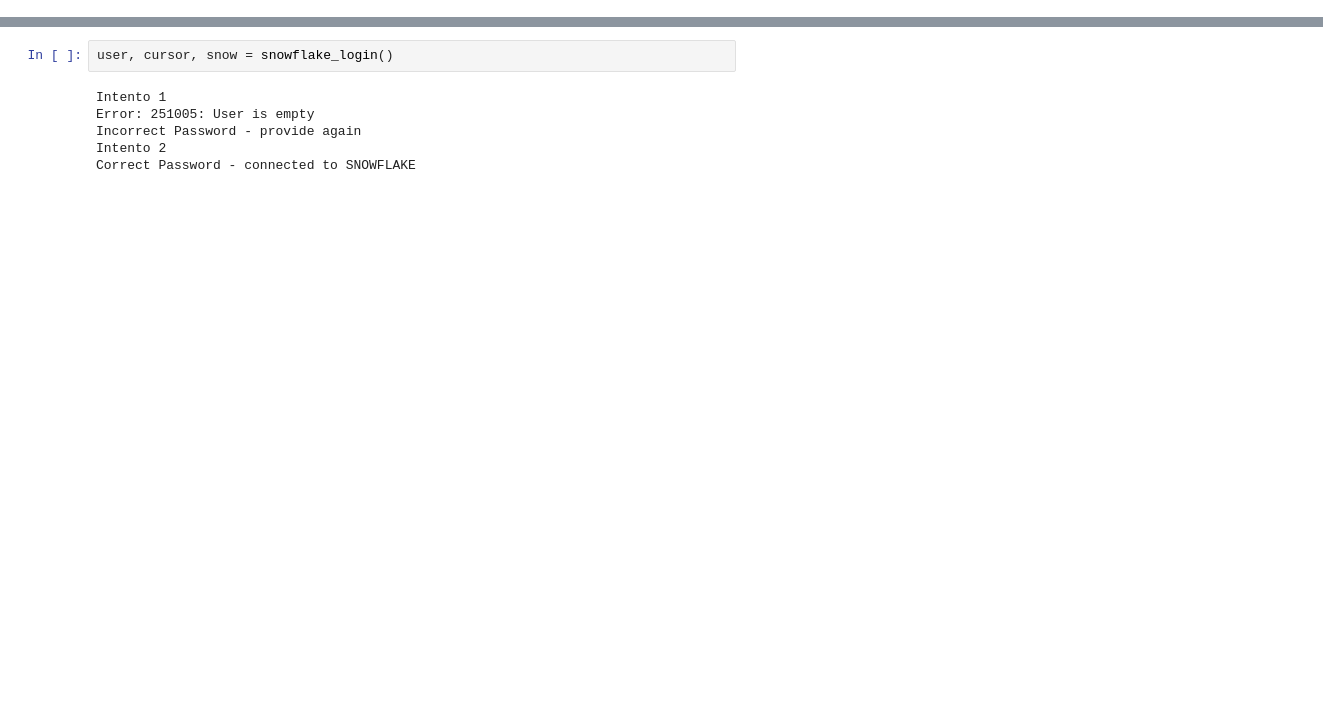
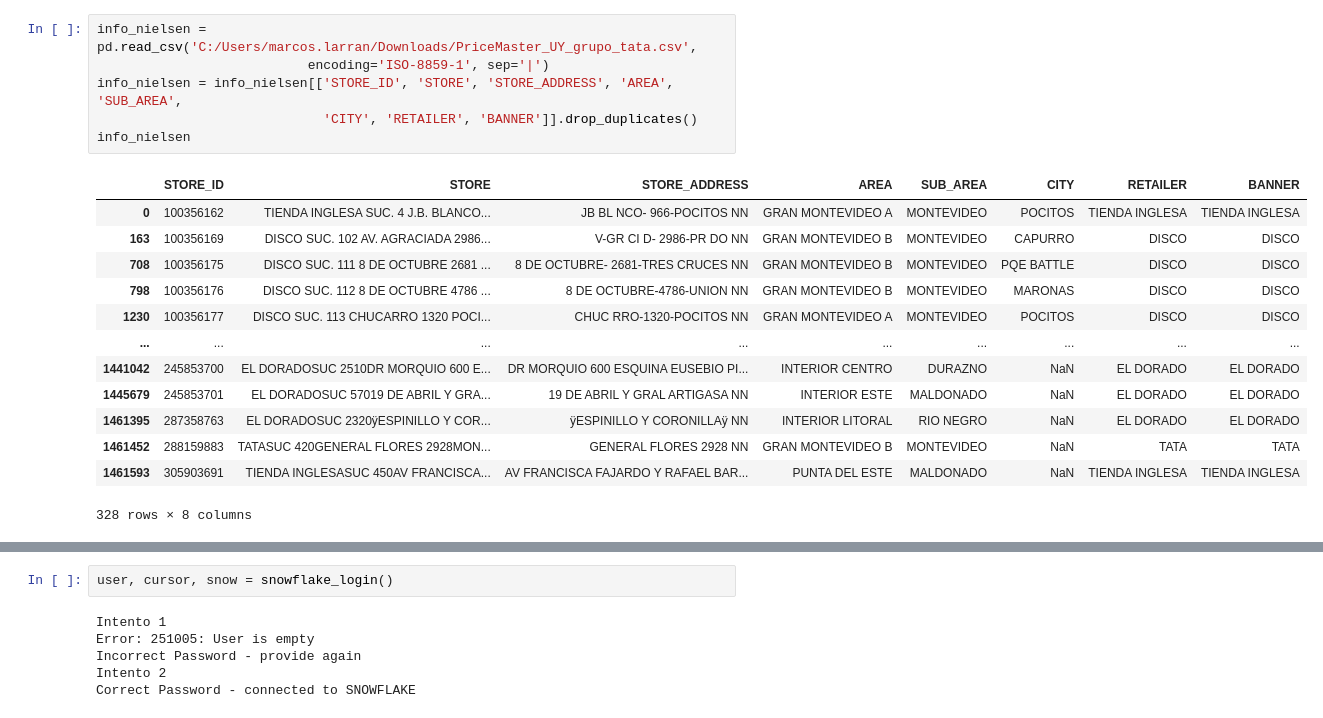
Before and after one commit to TataMarcos/Proyectos_Streamlit, a Jupyter notebook: Pricing/pruebas.ipynb, the cells around one changed output, grey strips where cells are left out. Cells and saved outputs as stored; diff of their text form; blank space fills up the shorter version.

```diff
--- a/Pricing/pruebas.ipynb
+++ b/Pricing/pruebas.ipynb
@@ -13,0 +63,20 @@ import streamlit as st
+# %%
+info_nielsen = pd.read_csv('C:/Users/marcos.larran/Downloads/PriceMaster_UY_grupo_tata.csv',
+                           encoding='ISO-8859-1', sep='|')
+info_nielsen = info_nielsen[['STORE_ID', 'STORE', 'STORE_ADDRESS', 'AREA', 'SUB_AREA',
+                             'CITY', 'RETAILER', 'BANNER']].drop_duplicates()
+info_nielsen
+# %% [output]
+|  | STORE_ID | STORE | STORE_ADDRESS | AREA | SUB_AREA | CITY | RETAILER | BANNER |
+| 0 | 100356162 | TIENDA INGLESA SUC. 4 J.B. BLANCO... | JB BL NCO- 966-POCITOS NN | GRAN MONTEVIDEO A | MONTEVIDEO | POCITOS | TIENDA INGLESA | TIENDA INGLESA |
+| 163 | 100356169 | DISCO SUC. 102 AV. AGRACIADA 2986... | V-GR CI D- 2986-PR DO NN | GRAN MONTEVIDEO B | MONTEVIDEO | CAPURRO | DISCO | DISCO |
+| 708 | 100356175 | DISCO SUC. 111 8 DE OCTUBRE 2681 ... | 8 DE OCTUBRE- 2681-TRES CRUCES NN | GRAN MONTEVIDEO B | MONTEVIDEO | PQE BATTLE | DISCO | DISCO |
+| 798 | 100356176 | DISCO SUC. 112 8 DE OCTUBRE 4786 ... | 8 DE OCTUBRE-4786-UNION NN | GRAN MONTEVIDEO B | MONTEVIDEO | MARONAS | DISCO | DISCO |
+| 1230 | 100356177 | DISCO SUC. 113 CHUCARRO 1320 POCI... | CHUC RRO-1320-POCITOS NN | GRAN MONTEVIDEO A | MONTEVIDEO | POCITOS | DISCO | DISCO |
+| ... | ... | ... | ... | ... | ... | ... | ... | ... |
+| 1441042 | 245853700 | EL DORADOSUC 2510DR MORQUIO 600 E... | DR MORQUIO 600 ESQUINA EUSEBIO PI... | INTERIOR CENTRO | DURAZNO | NaN | EL DORADO | EL DORADO |
+| 1445679 | 245853701 | EL DORADOSUC 57019 DE ABRIL Y GRA... | 19 DE ABRIL Y GRAL ARTIGASA NN | INTERIOR ESTE | MALDONADO | NaN | EL DORADO | EL DORADO |
+| 1461395 | 287358763 | EL DORADOSUC 2320ÿESPINILLO Y COR... | ÿESPINILLO Y CORONILLAÿ NN | INTERIOR LITORAL | RIO NEGRO | NaN | EL DORADO | EL DORADO |
+| 1461452 | 288159883 | TATASUC 420GENERAL FLORES 2928MON... | GENERAL FLORES 2928 NN | GRAN MONTEVIDEO B | MONTEVIDEO | NaN | TATA | TATA |
+| 1461593 | 305903691 | TIENDA INGLESASUC 450AV FRANCISCA... | AV FRANCISCA FAJARDO Y RAFAEL BAR... | PUNTA DEL ESTE | MALDONADO | NaN | TIENDA INGLESA | TIENDA INGLESA |
+328 rows × 8 columns
```
Also changed, not shown: parts of 18 cells of this notebook, 20 other files.
